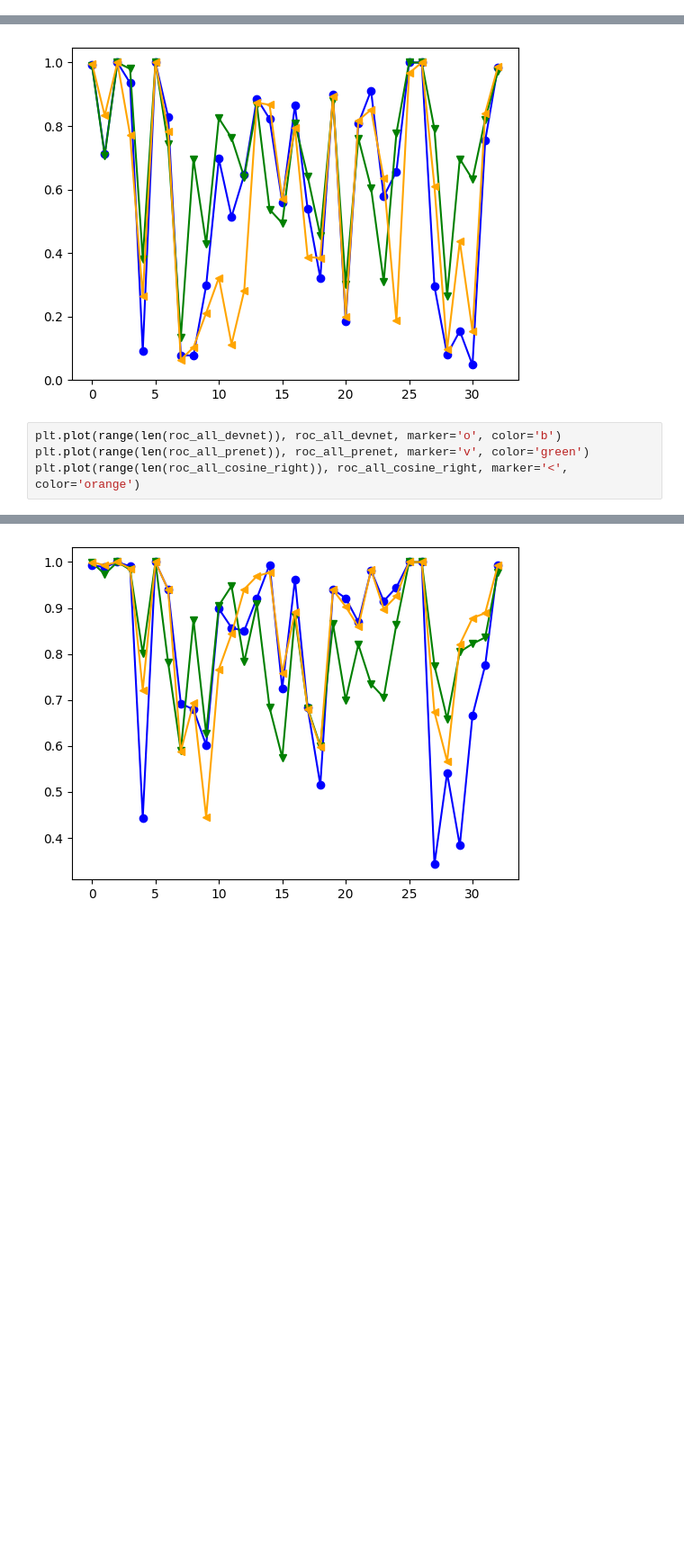
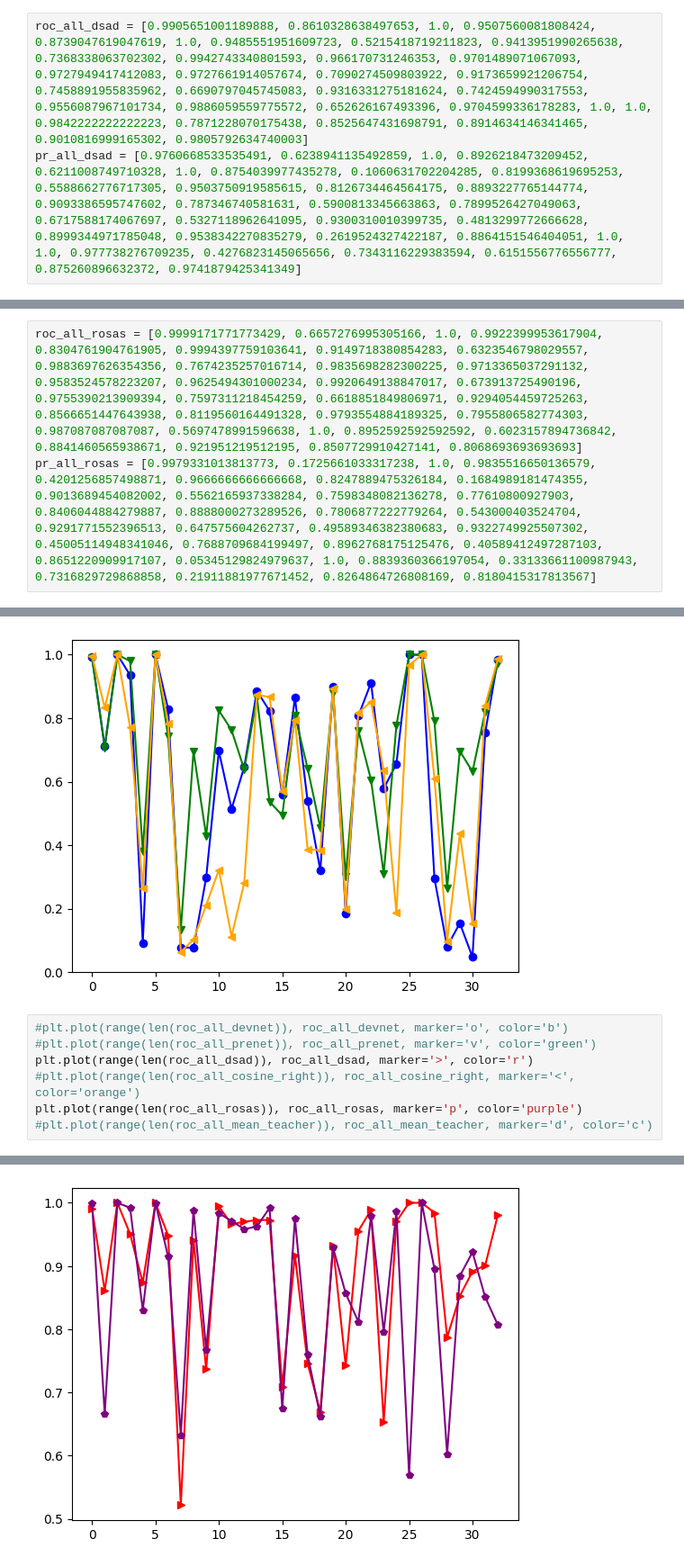
Before and after one commit to tnitzl/SiameseOD, a Jupyter notebook: Results.ipynb, the cells around one changed output, grey strips where cells are left out. Shown at 90% size. Drawn from its saved outputs; the diff is of its cells as text; blank space fills up the shorter version.

```diff
--- a/Results.ipynb
+++ b/Results.ipynb
@@ -47,3 +47,6 @@ plt.plot(range(len(pr_all_devnet)), pr_all_devnet, marker='x', color='r')
 plt.show()
 # %% [output]
 [figure]
+# %%
+roc_all_dsad = [0.9905651001189888, 0.8610328638497653, 1.0, 0.9507560081808424, 0.8739047619047619, 1.0, 0.9485551951609723, 0.5215418719211823, 0.9413951990265638, 0.7368338063702302, 0.9942743340801593, 0.966170731246353, 0.9701489071067093, 0.9727949417412083, 0.9727661914057674, 0.7090274509803922, 0.9173659921206754, 0.7458891955835962, 0.6690797045745083, 0.9316331275181624, 0.7424594990317553, 0.9556087967101734, 0.9886059559775572, 0.652626167493396, 0.9704599336178283, 1.0, 1.0, 0.9842222222222223, 0.7871228070175438, 0.8525647431698791, 0.8914634146341465, 0.9010816999165302, 0.9805792634740003]
+pr_all_dsad = [0.9760668533535491, 0.6238941135492859, 1.0, 0.8926218473209452, 0.6211008749710328, 1.0, 0.8754039977435278, 0.1060631702204285, 0.8199368619695253, 0.5588662776717305, 0.9503750919585615, 0.8126734464564175, 0.8893227765144774, 0.9093386595747602, 0.787346740581631, 0.5900813345663863, 0.7899526427049063, 0.6717588174067697, 0.5327118962641095, 0.9300310010399735, 0.4813299772666628, 0.8999344971785048, 0.9538342270835279, 0.2619524327422187, 0.8864151546404051, 1.0, 1.0, 0.977738276709235, 0.4276823145065656, 0.7343116229383594, 0.6151556776556777, 0.875260896632372, 0.9741879425341349]
@@ -49,0 +59,3 @@ plt.show()
+# %%
+roc_all_rosas = [0.9999171771773429, 0.6657276995305166, 1.0, 0.9922399953617904, 0.8304761904761905, 0.9994397759103641, 0.9149718380854283, 0.6323546798029557, 0.9883697626354356, 0.7674235257016714, 0.9835698282300225, 0.9713365037291132, 0.9583524578223207, 0.9625494301000234, 0.9920649138847017, 0.673913725490196, 0.9755390213909394, 0.7597311218454259, 0.6618851849806971, 0.9294054459725263, 0.8566651447643938, 0.8119560164491328, 0.9793554884189325, 0.7955806582774303, 0.987087087087087, 0.5697478991596638, 1.0, 0.8952592592592592, 0.6023157894736842, 0.8841460565938671, 0.921951219512195, 0.8507729910427141, 0.8068693693693693]
+pr_all_rosas = [0.9979331013813773, 0.1725661033317238, 1.0, 0.9835516650136579, 0.4201256857498871, 0.9666666666666668, 0.8247889475326184, 0.1684989181474355, 0.9013689454082002, 0.5562165937338284, 0.7598348082136278, 0.77610800927903, 0.8406044884279887, 0.8888000273289526, 0.7806877222779264, 0.543000403524704, 0.9291771552396513, 0.647575604262737, 0.49589346382380683, 0.9322749925507302, 0.45005114948341046, 0.7688709684199497, 0.8962768175125476, 0.40589412497287103, 0.8651220909917107, 0.05345129824979637, 1.0, 0.8839360366197054, 0.33133661100987943, 0.7316829729868858, 0.21911881977671452, 0.8264864726808169, 0.8180415317813567]
@@ -98,12 +125,15 @@ plt.plot(range(len(pr_all_cosine_wrong)), pr_all_cosine_wrong, marker='<', color
 [<matplotlib.lines.Line2D at 0x...>]
 [figure]
 # %%
-plt.plot(range(len(roc_all_devnet)), roc_all_devnet, marker='o', color='b')
-plt.plot(range(len(roc_all_prenet)), roc_all_prenet, marker='v', color='green')
-plt.plot(range(len(roc_all_cosine_right)), roc_all_cosine_right, marker='<', color='orange')
+#plt.plot(range(len(roc_all_devnet)), roc_all_devnet, marker='o', color='b')
+#plt.plot(range(len(roc_all_prenet)), roc_all_prenet, marker='v', color='green')
+plt.plot(range(len(roc_all_dsad)), roc_all_dsad, marker='>', color='r')
+#plt.plot(range(len(roc_all_cosine_right)), roc_all_cosine_right, marker='<', color='orange')
+plt.plot(range(len(roc_all_rosas)), roc_all_rosas, marker='p', color='purple')
+#plt.plot(range(len(roc_all_mean_teacher)), roc_all_mean_teacher, marker='d', color='c')
 # %% [output]
 [<matplotlib.lines.Line2D at 0x...>]
-[figure, old version]
+[figure, new version]
 # %%
 plt.plot(range(len(pr_all_devnet)), pr_all_devnet, marker='o', color='b')
 plt.plot(range(len(pr_all_prenet)), pr_all_prenet, marker='v', color='green')
```
Also changed, not shown: parts of 39 cells of this notebook, 13 other files.
